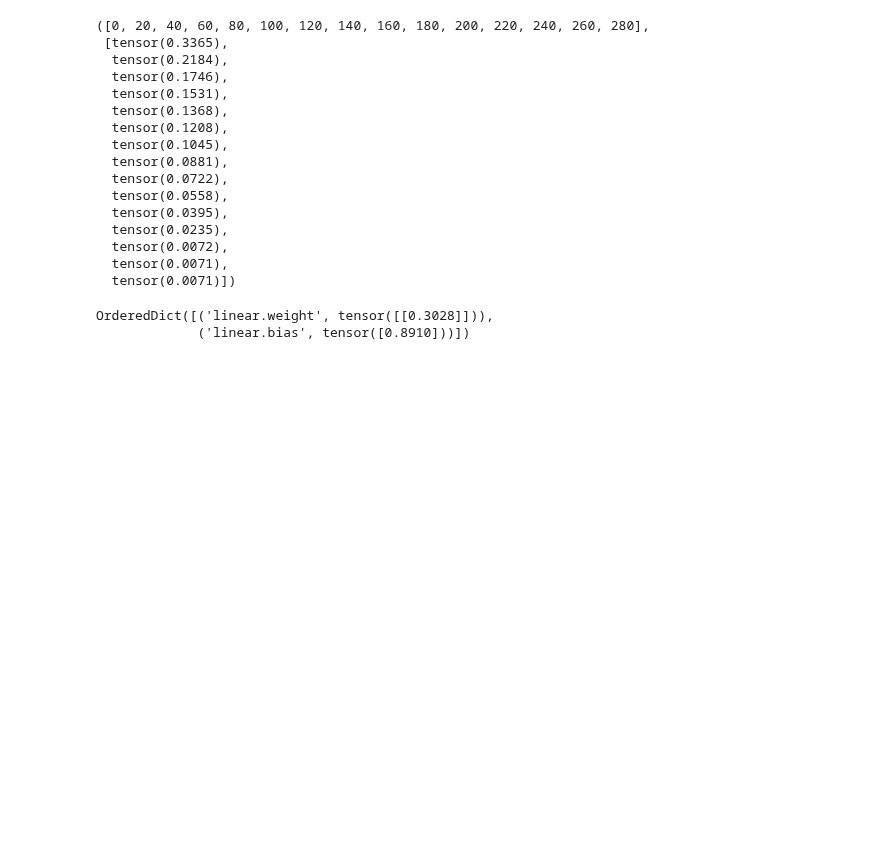
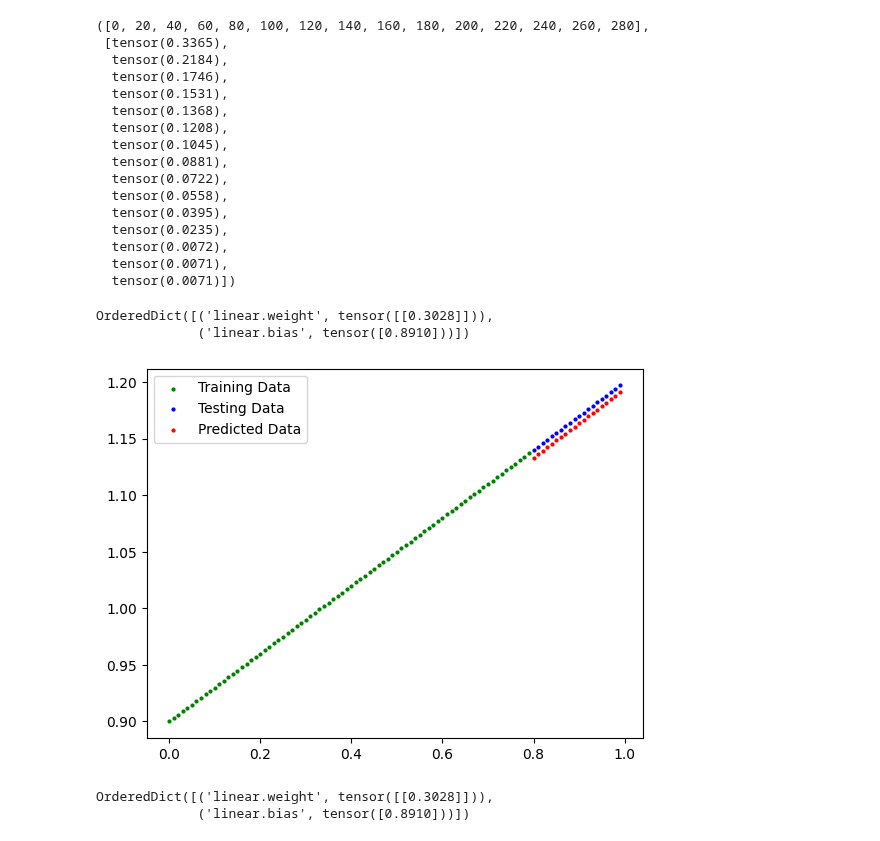
Before and after one commit to ShriVarshaan/pytorch-learning-log, a Jupyter notebook: pytorch_workflow_fundamentals.ipynb, the cells around one changed output. Cells and saved outputs as stored; diff of their text form; code cells hidden in the pictures; blank space fills up the shorter version.

Commit message:
questions 4 and 5 exercises

```diff
--- a/pytorch_workflow_fundamentals.ipynb
+++ b/pytorch_workflow_fundamentals.ipynb
@@ -652,3 +652,11 @@ model_exercise.state_dict()
 # %% [output]
 OrderedDict([('linear.weight', tensor([[0.3028]])),
              ('linear.bias', tensor([0.8910]))])
+# %%
+model_exercise.eval()
+with torch.inference_mode():
+  y_predictions = model_exercise(X_test)
+# %%
+plot_predictions(predictions=y_predictions)
+# %% [output]
+[figure, added]
@@ -654,0 +674,8 @@ OrderedDict([('linear.weight', tensor([[0.3028]])),
+# %%
+model_exercise_loaded = LinearRegression()
+model_exercise_loaded.load_state_dict(torch.load(MODEL_SAVE_PATH))
+
+model_exercise_loaded.state_dict()
+# %% [output]
+OrderedDict([('linear.weight', tensor([[0.3028]])),
+             ('linear.bias', tensor([0.8910]))])
```
Also changed, not shown: parts of 2 cells of this notebook.
